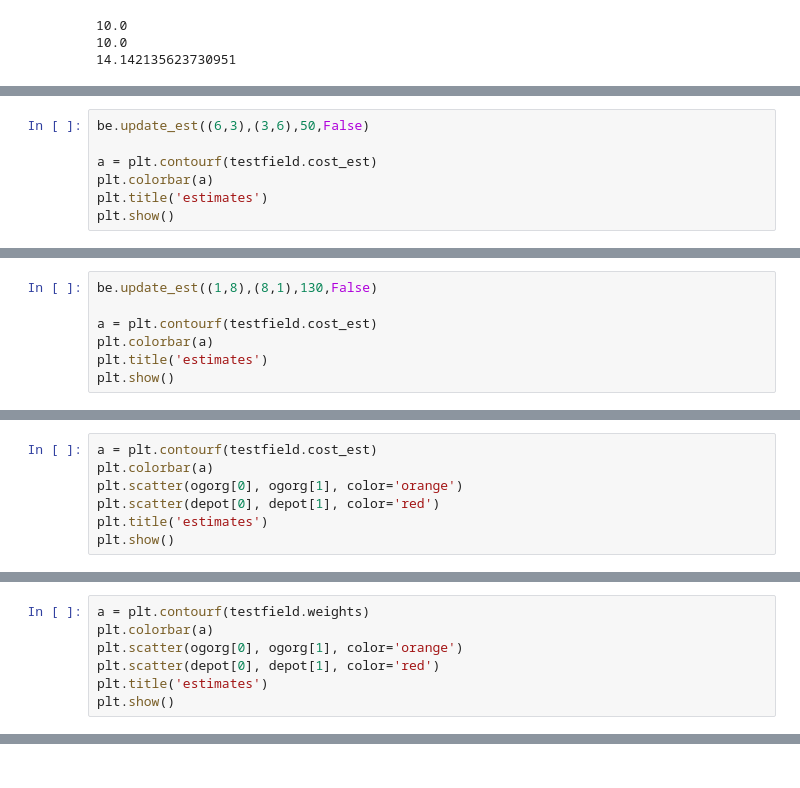
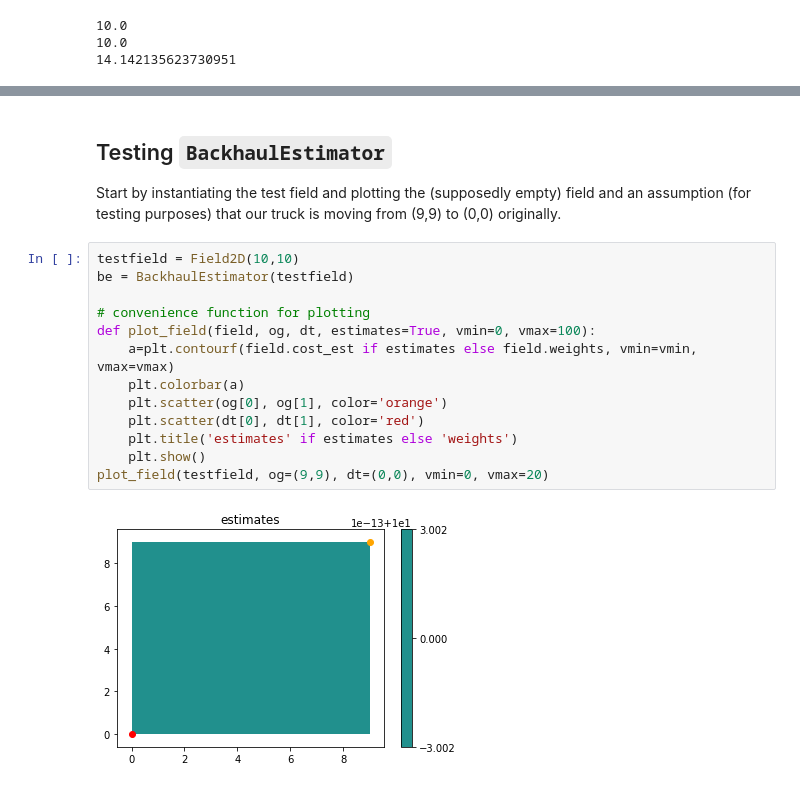
Before and after one commit to CarlinLiao/backhaul-estimator, a Jupyter notebook: testing.ipynb, the cells around one changed output, grey strips where cells are left out. Cells and saved outputs as stored; diff of their text form.

```diff
--- a/testing.ipynb
+++ b/testing.ipynb
@@ -242,7 +65,0 @@ plt.show()
-# %%
-be.update_est((6,3),(3,6),50,False)
-
-a = plt.contourf(testfield.cost_est)
-plt.colorbar(a)
-plt.title('estimates')
-plt.show()
@@ -251,7 +65,0 @@ plt.show()
-# %%
-be.update_est((1,8),(8,1),130,False)
-
-a = plt.contourf(testfield.cost_est)
-plt.colorbar(a)
-plt.title('estimates')
-plt.show()
@@ -348,7 +65,0 @@ while i < 10001:
-# %%
-a = plt.contourf(testfield.cost_est)
-plt.colorbar(a)
-plt.scatter(ogorg[0], ogorg[1], color='orange')
-plt.scatter(depot[0], depot[1], color='red')
-plt.title('estimates')
-plt.show()
@@ -357,7 +65,0 @@ plt.show()
-# %%
-a = plt.contourf(testfield.weights)
-plt.colorbar(a)
-plt.scatter(ogorg[0], ogorg[1], color='orange')
-plt.scatter(depot[0], depot[1], color='red')
-plt.title('estimates')
-plt.show()
@@ -365,0 +234,19 @@ plt.show()
+# %% [markdown]
+## Testing `BackhaulEstimator`
+
+Start by instantiating the test field and plotting the (supposedly empty) field and an assumption (for testing purposes) that our truck is moving from (9,9) to (0,0) originally.
+# %%
+testfield = Field2D(10,10)
+be = BackhaulEstimator(testfield)
+
+# convenience function for plotting
+def plot_field(field, og, dt, estimates=True, vmin=0, vmax=100):
+    a=plt.contourf(field.cost_est if estimates else field.weights, vmin=vmin, vmax=vmax)
+    plt.colorbar(a)
+    plt.scatter(og[0], og[1], color='orange')
+    plt.scatter(dt[0], dt[1], color='red')
+    plt.title('estimates' if estimates else 'weights')
+    plt.show()
+plot_field(testfield, og=(9,9), dt=(0,0), vmin=0, vmax=20)
+# %% [output]
+[figure, added]
```
Also changed, not shown: parts of 47 cells of this notebook.
